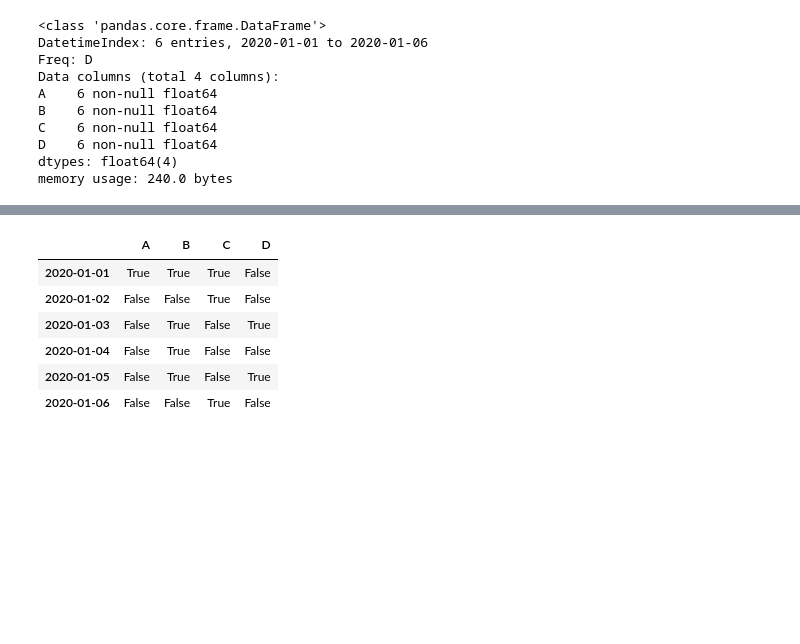
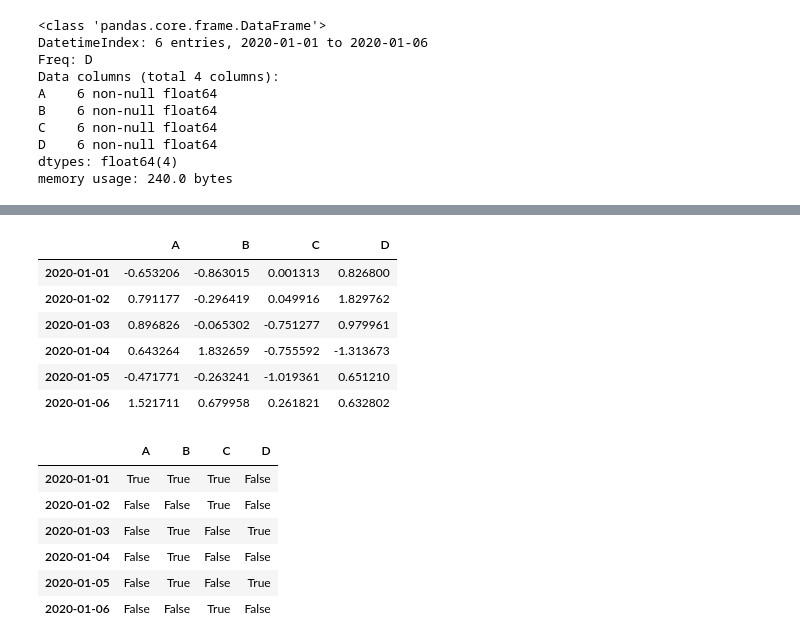
Before and after one commit to eunjiiiiii/0808, a Jupyter notebook: 0808실습_Pandas.ipynb, the cells around one changed output, grey strips where cells are left out. Cells and saved outputs as stored; diff of their text form; code cells hidden in the pictures; blank space fills up the shorter version.

```diff
--- a/0808실습_Pandas.ipynb
+++ b/0808실습_Pandas.ipynb
@@ -228,4 +244,14 @@ df.A  # 데이터프레임명.해당 컬럼명 : 해당 컬럼만 추출
 Freq: D, Name: A, dtype: float64
+# %%
+df
+# %% [output]
+|  | A | B | C | D |
+| 2020-01-01 | -0.653206 | -0.863015 | 0.001313 | 0.826800 |
+| 2020-01-02 | 0.791177 | -0.296419 | 0.049916 | 1.829762 |
+| 2020-01-03 | 0.896826 | -0.065302 | -0.751277 | 0.979961 |
+| 2020-01-04 | 0.643264 | 1.832659 | -0.755592 | -1.313673 |
+| 2020-01-05 | -0.471771 | -0.263241 | -1.019361 | 0.651210 |
+| 2020-01-06 | 1.521711 | 0.679958 | 0.261821 | 0.632802 |
 # %%
 df>0 #조건문에 대한 True False값 반환
 # %% [output]
```
Also changed, not shown: parts of 27 cells of this notebook, 2 other files.
